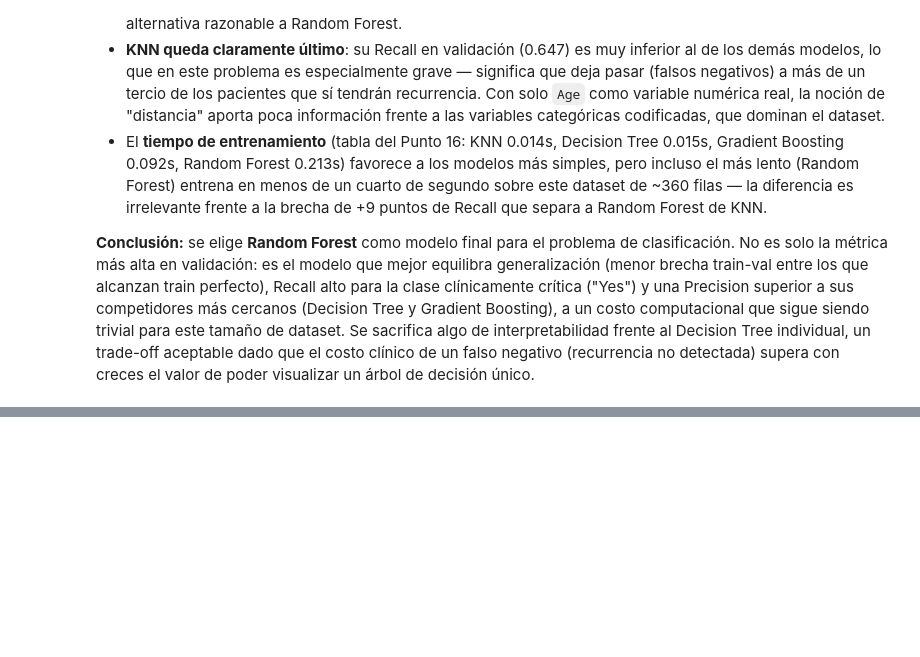
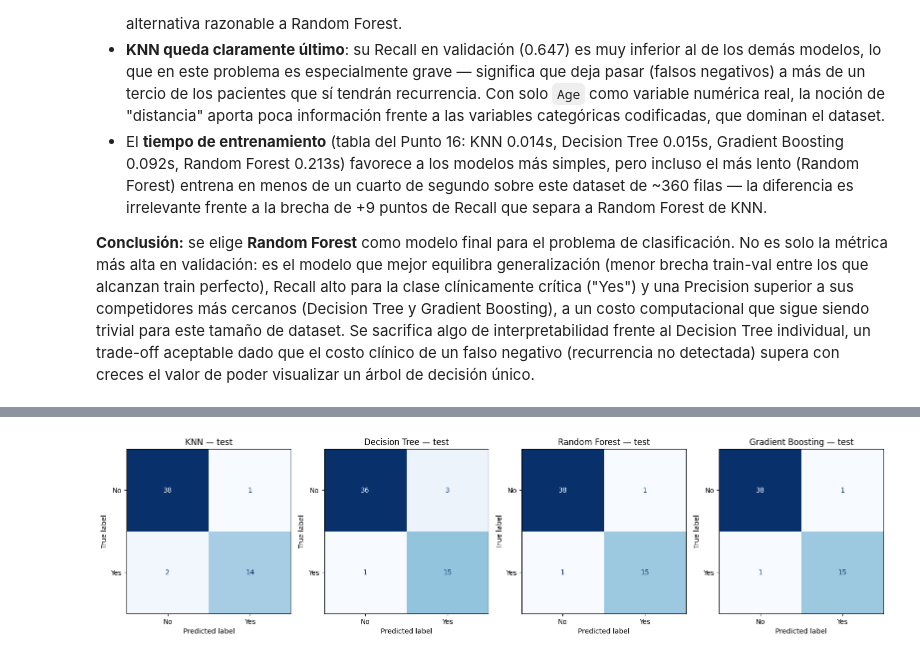
Before and after one commit to NathaliaValentinaCardozaAzuaje/ML-Workshop2, a Jupyter notebook: thyroid_workshop2.ipynb, the cells around one changed output, grey strips where cells are left out. Drawn from its saved outputs; the diff is of its cells as text; code cells hidden in the pictures; blank space fills up the shorter version.

```diff
--- a/thyroid_workshop2.ipynb
+++ b/thyroid_workshop2.ipynb
@@ -513,0 +522,28 @@ Con base en la tabla comparativa real (Punto 20) y las matrices de confusión:
+# %%
+test_preds = {
+    name: pipe.predict(X_test)
+    for name, pipe in trained_pipelines.items()
+}
+
+test_metric_rows = []
+for name, preds in test_preds.items():
+    test_metric_rows.append({
+        "Modelo": name,
+        "Accuracy": accuracy_score(y_test, preds),
+        "Precision": precision_score(
+            y_test, preds, pos_label=POS_LABEL, zero_division=0
+        ),
+        "Recall": recall_score(
+            y_test, preds, pos_label=POS_LABEL, zero_division=0
+        ),
+        "F1": f1_score(
+            y_test, preds, pos_label=POS_LABEL, zero_division=0
+        ),
+    })
+
+test_metrics_df = (
+    pd.DataFrame(test_metric_rows)
+      .set_index("Modelo")
+      .loc[list(trained_pipelines)]
+)
+display(test_metrics_df.round(4))
@@ -513,0 +557,17 @@ Con base en la tabla comparativa real (Punto 20) y las matrices de confusión:
+# %%
+# Matrices de confusión sobre test: filas = valor real, columnas = predicción.
+fig, axes = plt.subplots(
+    1, len(trained_pipelines), figsize=(4 * len(trained_pipelines), 4)
+)
+
+for ax, (name, preds) in zip(axes, test_preds.items()):
+    cm = confusion_matrix(y_test, preds, labels=["No", "Yes"])
+    ConfusionMatrixDisplay(
+        confusion_matrix=cm, display_labels=["No", "Yes"]
+    ).plot(ax=ax, colorbar=False, cmap="Blues")
+    ax.set_title(f"{name} — test")
+
+plt.tight_layout()
+plt.show()
+# %% [output]
+[figure, added]
```
Also changed, not shown: parts of 8 cells of this notebook, 1 other file.
